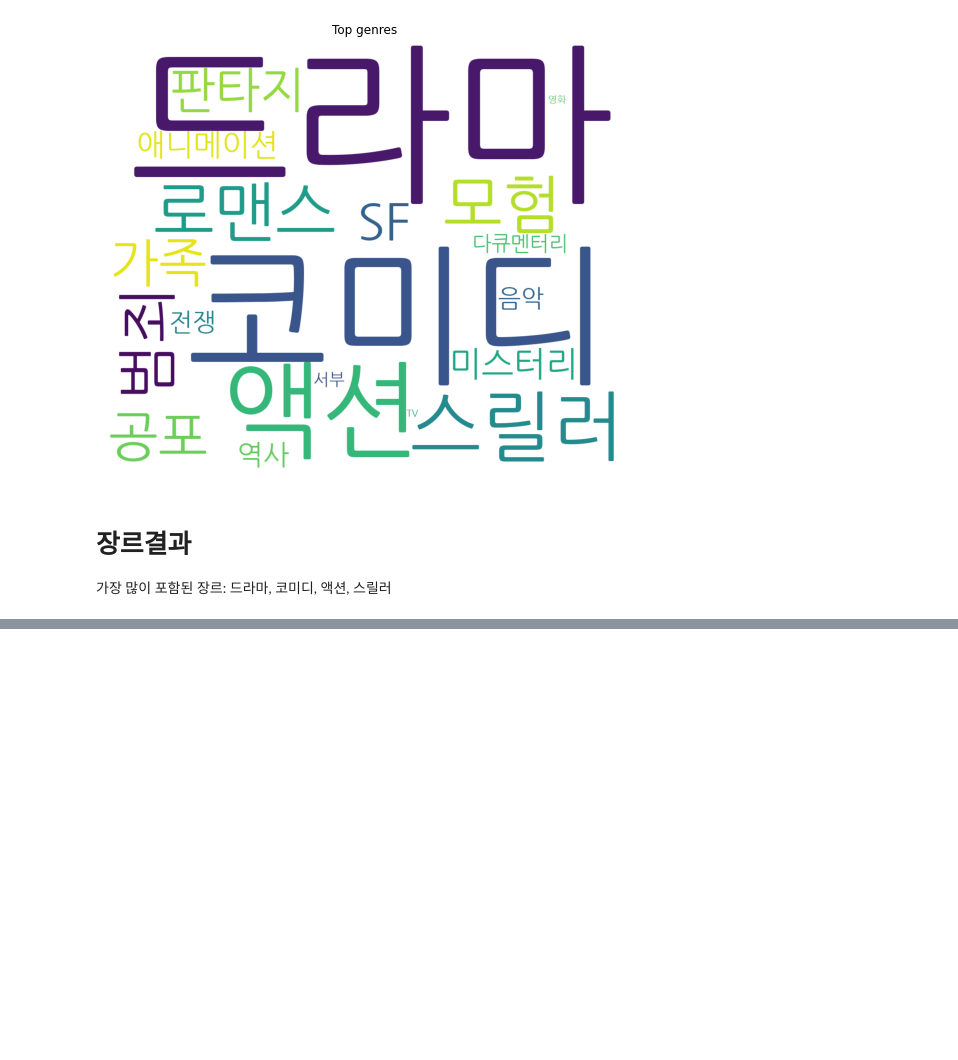
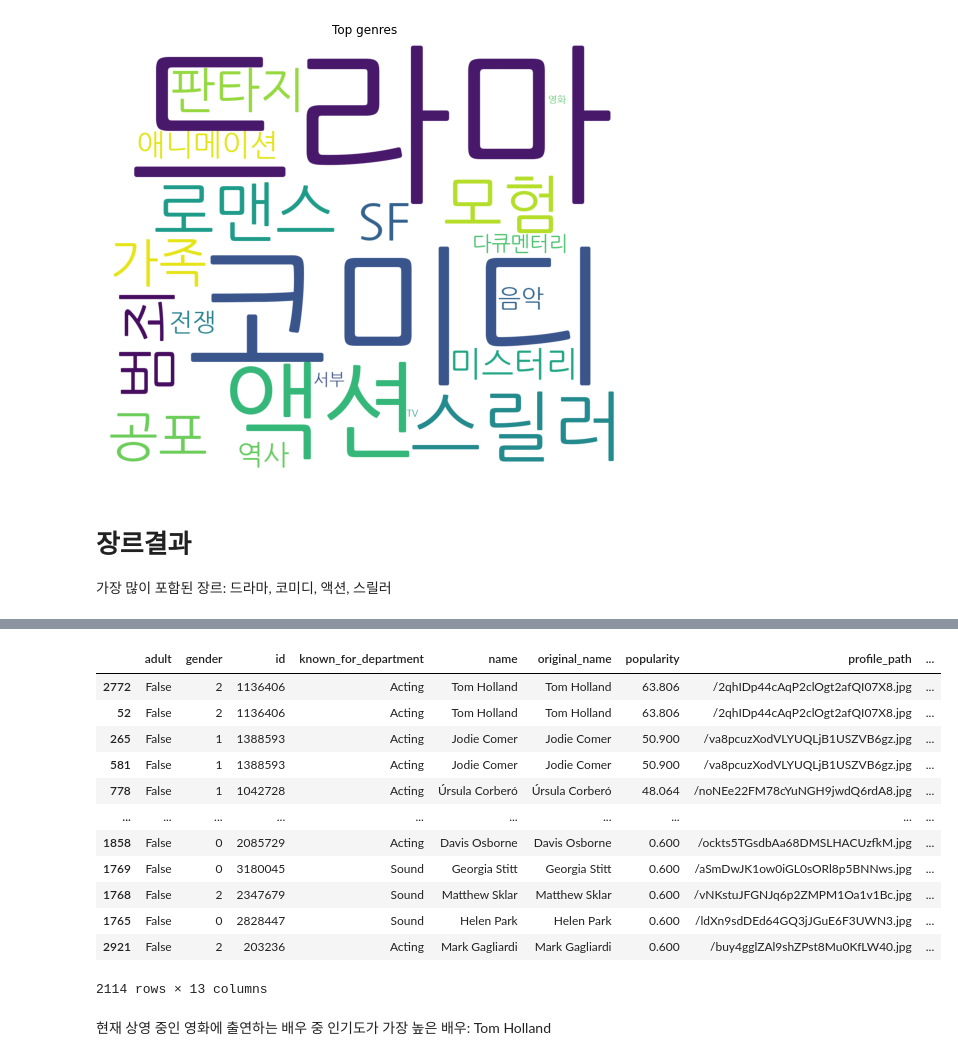
Before and after one commit to seonghun0/project-team3-data, a Jupyter notebook: scripts/EDA_movie_YKS.ipynb, the cells around one changed output, grey strips where cells are left out. Saved outputs shown, nothing was run; the diff lists cells and outputs as text; code cells hidden in the pictures; blank space fills up the shorter version.

```diff
--- a/scripts/EDA_movie_YKS.ipynb
+++ b/scripts/EDA_movie_YKS.ipynb
@@ -552,0 +628,6 @@ plt.show()
+# %%
+### cast ###
+
+import pandas as pd
+
+casts=pd.read_csv("../data-files/cast.csv", index_col=0)  # now_playing_movie cast 정보가져오기
@@ -552,0 +657,3 @@ plt.show()
+# %%
+casts=casts.dropna()
+casts.info()
@@ -552,0 +681,20 @@ plt.show()
+# %%
+#인기도에 따라 정렬
+
+casts.sort_values(by="popularity", ascending=False)
+# %% [output]
+|  | adult | gender | id | known_for_department | name | original_name | popularity | profile_path | ... |
+| 2772 | False | 2 | 1136406 | Acting | Tom Holland | Tom Holland | 63.806 | /2qhIDp44cAqP2clOgt2afQI07X8.jpg | ... |
+| 52 | False | 2 | 1136406 | Acting | Tom Holland | Tom Holland | 63.806 | /2qhIDp44cAqP2clOgt2afQI07X8.jpg | ... |
+| 265 | False | 1 | 1388593 | Acting | Jodie Comer | Jodie Comer | 50.900 | /va8pcuzXodVLYUQLjB1USZVB6gz.jpg | ... |
+| 581 | False | 1 | 1388593 | Acting | Jodie Comer | Jodie Comer | 50.900 | /va8pcuzXodVLYUQLjB1USZVB6gz.jpg | ... |
+| 778 | False | 1 | 1042728 | Acting | Úrsula Corberó | Úrsula Corberó | 48.064 | /noNEe22FM78cYuNGH9jwdQ6rdA8.jpg | ... |
+| ... | ... | ... | ... | ... | ... | ... | ... | ... | ... |
+| 1858 | False | 0 | 2085729 | Acting | Davis Osborne | Davis Osborne | 0.600 | /ockts5TGsdbAa68DMSLHACUzfkM.jpg | ... |
+| 1769 | False | 0 | 3180045 | Sound | Georgia Stitt | Georgia Stitt | 0.600 | /aSmDwJK1ow0iGL0sORl8p5BNNws.jpg | ... |
+| 1768 | False | 2 | 2347679 | Sound | Matthew Sklar | Matthew Sklar | 0.600 | /vNKstuJFGNJq6p2ZMPM1Oa1v1Bc.jpg | ... |
+| 1765 | False | 0 | 2828447 | Sound | Helen Park | Helen Park | 0.600 | /ldXn9sdDEd64GQ3jJGuE6F3UWN3.jpg | ... |
+| 2921 | False | 2 | 203236 | Acting | Mark Gagliardi | Mark Gagliardi | 0.600 | /buy4gglZAl9shZPst8Mu0KfLW40.jpg | ... |
+2114 rows × 13 columns
+# %% [markdown]
+현재 상영 중인 영화에 출연하는 배우 중 인기도가 가장 높은 배우: Tom Holland
```
Also changed, not shown: parts of 16 cells of this notebook, 2 other files.
